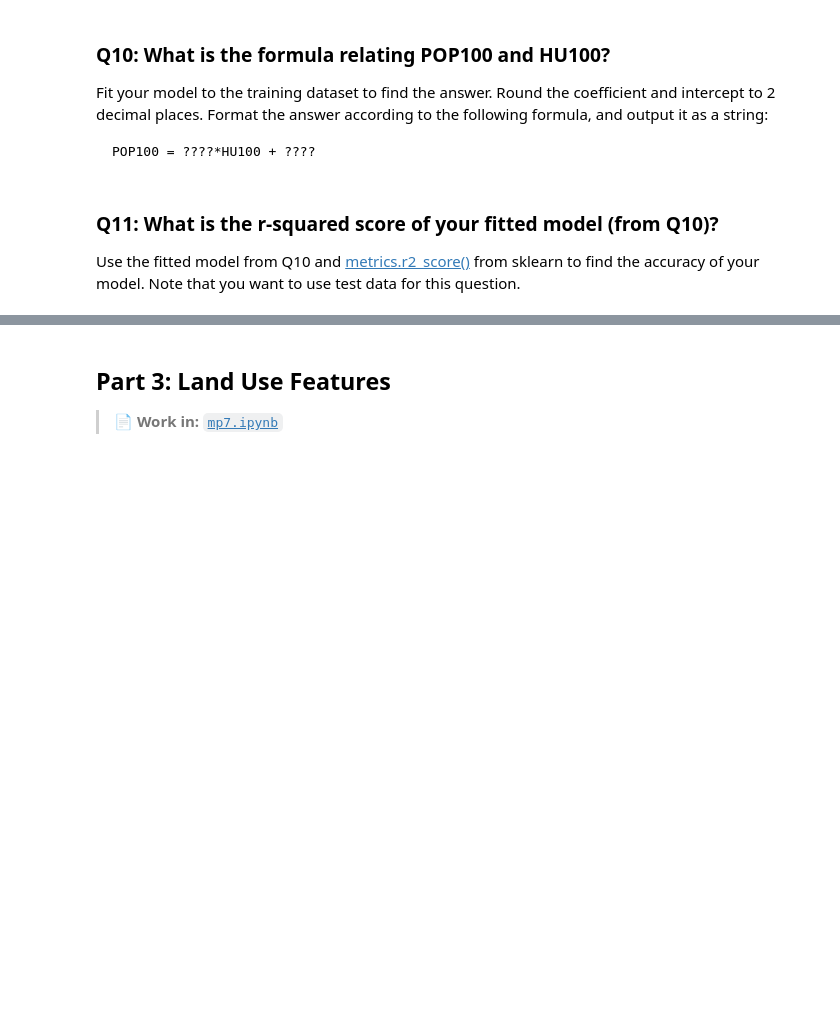
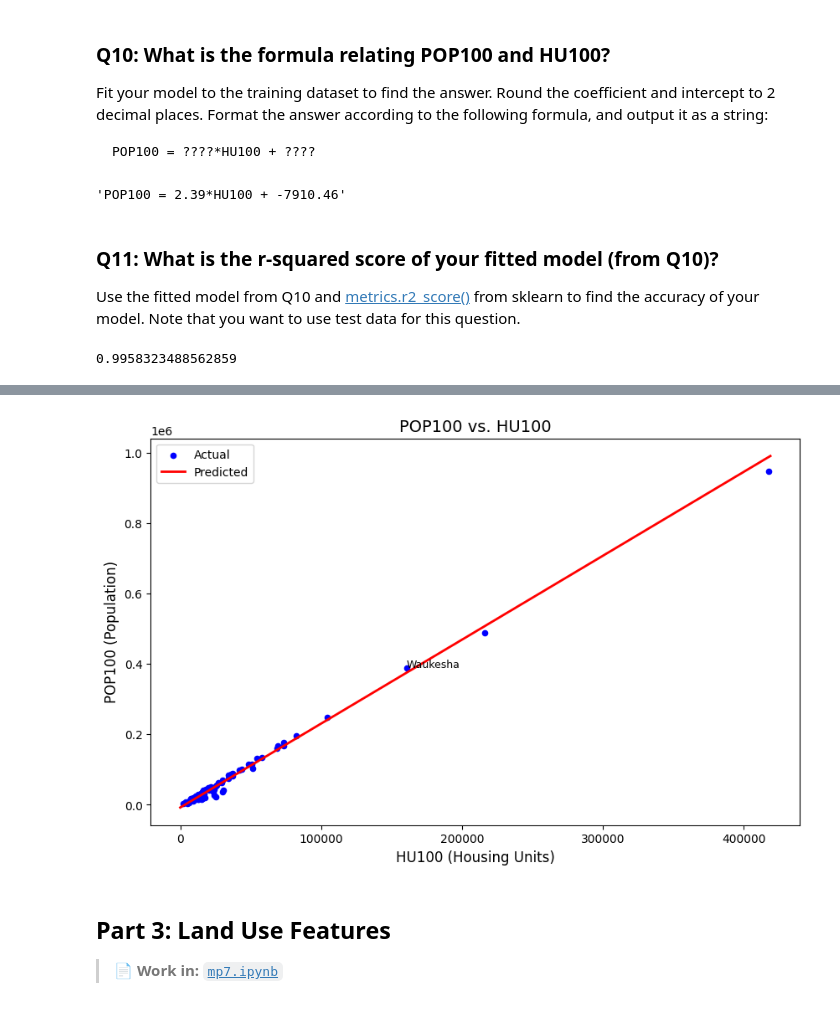
Before and after one commit to ervardaan/cs320-uwmadison-summer2025, a Jupyter notebook: projects/mp7/mp7.ipynb, the cells around one changed output, grey strips where cells are left out. Saved outputs shown, nothing was run; the diff lists cells and outputs as text; code cells hidden in the pictures; blank space fills up the shorter version.

````diff
--- a/projects/mp7/mp7.ipynb
+++ b/projects/mp7/mp7.ipynb
@@ -99,3 +127,4 @@ After you've added `AREALAND` to your GeoDataFrame, use
 * Pass `test_size=0.25` to make the test set be one quarter of the original data and the other three quarters remaining in the training set.
 # %%
 # Feature 1 - AREALAND
+con=sqlite3.connect("counties_tracts.db")
@@ -160,0 +300,6 @@ and `right_on=????` parameters: https://pandas.pydata.org/docs/reference/api/pan
+# %%
+train_df_hu, test_df_hu = train_test_split(
+    df,
+    test_size=0.25,
+    random_state=320
+)
@@ -179,3 +399,9 @@ Answer with the average of 5 scores produced by [`cross_val_score`](https://scik
 **Note:** Make sure to cast the final answer to a `float`.
 # %%
 #Q8
+x_train_hu=train_df_hu[["HU100"]]
+y_train_hu=train_df_hu["POP100"]
+model_hu=LinearRegression()
+cv_scores=cross_val_score(model_hu,x_train_hu,y_train_hu,cv=5)
+avg_r2_hu=float(np.mean(cv_scores))
+avg_r2_hu
@@ -197,12 +432,27 @@ POP100 = ????*HU100 + ????
 ```
 # %%
 #Q10
+model_hu.fit(x_train_hu, y_train_hu)
+coef=round(model_hu.coef_[0],2)
+intercept=round(model_hu.intercept_,2)
+formula=f"POP100 = {coef}*HU100 + {intercept}"
+formula
+# %% [output]
+'POP100 = 2.39*HU100 + -7910.46'
 # %% [markdown]
 ### Q11: What is the r-squared score of your fitted model (from Q10)?
 
 Use the fitted model from Q10 and [metrics.r2_score()](https://scikit-learn.org/stable/modules/generated/sklearn.metrics.r2_score.html) from sklearn to find the accuracy of your model. Note that you want to use test data for this question.
 # %%
 #Q11
+x_test_hu = test_df_hu[['HU100']]
+y_test_hu = test_df_hu['POP100']
+y_pred_hu = model_hu.predict(x_test_hu)
+r2_test = float(r2_score(y_test_hu, y_pred_hu))
+
+r2_test
+# %% [output]
+0.9958323488562859
 # %% [markdown]
 ### Q12: What is the relationship between HU100 and POP100, visually?
 
@@ -217,15 +467,55 @@ Use `.text` to annotate Waukesha County, and a legend to label the actual and pr
 <img src="img/q12.png" width="400">
 # %%
 #Q12
-fig, ax = plt.subplots()
+fig, ax = plt.subplots(figsize=(10, 6))
 
-# PLOT HERE
+# 1) Scatter of the actual data (72 counties)
+df.plot.scatter(
+    x='HU100',
+    y='POP100',
+    ax=ax,
+    label='Actual',
+    color='blue'
+)
 
+# 2) Generate exactly 420 HU100 values at 1,000‑unit intervals:
+max_hu100 = int(df['HU100'].max())
+hu_vals = list(range(0, max_hu100 + 1000, 1000))
+# If max_hu100 is e.g. 419000, this makes [0, 1000, …, 419000] => 420 points
+
+# 3) Predict POP100 at those points
+pop_pred = model_hu.predict([[h] for h in hu_vals])
+
+# 4) Plot the red best‑fit line
+ax.plot(
+    hu_vals,
+    pop_pred,
+    label='Predicted',
+    color='red',
+    linewidth=2
+)
+
+# 5) Annotate Waukesha County
+waukesha = df[df['NAME'] == 'Waukesha County'].iloc[0]
+ax.text(
+    waukesha['HU100'],
+    waukesha['POP100'],
+    'Waukesha',
+    fontsize=9
+)
+
+# 6) Labels, title, legend
+ax.set_title('POP100 vs. HU100', fontsize=14)
+ax.set_xlabel('HU100 (Housing Units)', fontsize=12)
+ax.set_ylabel('POP100 (Population)', fontsize=12)
+ax.legend()
 # IMPORTANT -- Do not remove --
 with open("Q12.pkl", "wb") as f:
     pickle.dump(fig, f)
 
 plt.show()
+# %% [output]
+[figure, added]
 # %% [markdown]
 ## Part 3: Land Use Features
 > 📄 **Work in:** [`mp7.ipynb`](mp7.ipynb)
````
Also changed, not shown: parts of 21 cells of this notebook, 11 other files.
